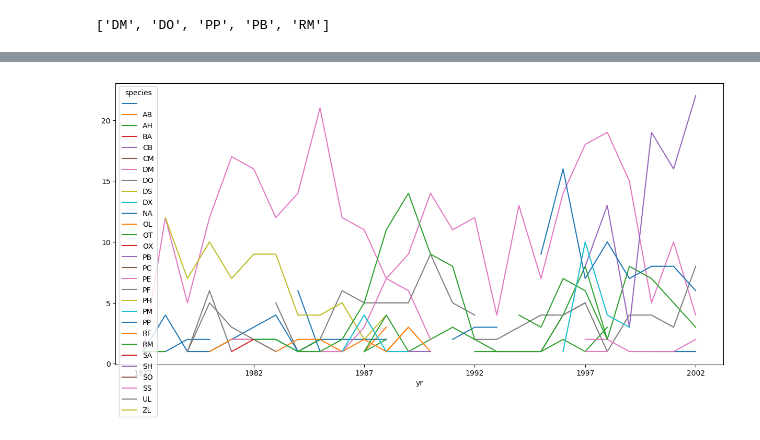
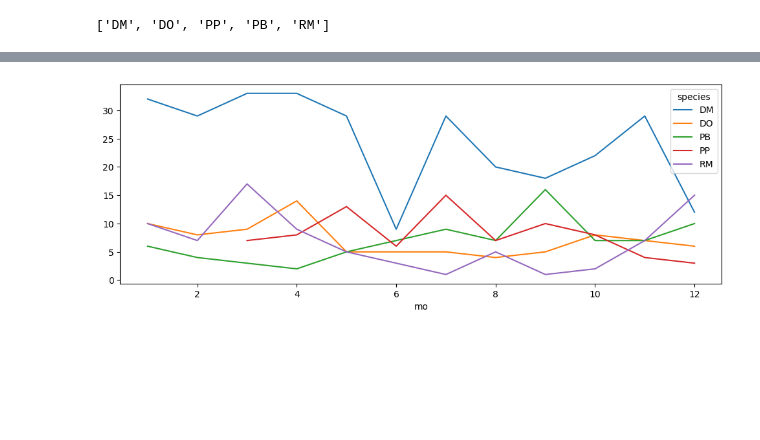
Before and after one commit to alan-turing-institute/ptype, a Jupyter notebook: notebooks/reclassify-missing-values.ipynb, the cells around one changed output, grey strips where cells are left out. Drawn from its saved outputs; the diff is of its cells as text; code cells hidden in the pictures; blank space fills up the shorter version.

Commit message:
Plot by month rather than by year.

```diff
--- a/notebooks/reclassify-missing-values.ipynb
+++ b/notebooks/reclassify-missing-values.ipynb
@@ -15,6 +15,6 @@ from ptype.Ptype import Ptype
 
 df = pd.read_csv('../data/rodents.csv', encoding="ISO-8859-1", dtype='str', keep_default_na=False)
 df = df.sample(1000, random_state=0) # we’ll consider only 1000 rows
-df = df[['yr', 'species']]
+df = df[['mo', 'species']]
 df
 # %% [output]
@@ -116,4 +116,8 @@ With our correctly interpreted data, we can now plot the species count, as we or
 # %%
-list(df.groupby(['species'])['yr'].count().sort_values(ascending=False)[:5].index)
+top_5 = list(df2.groupby(['species'])['mo'].count().sort_values(ascending=False)[:5].index)
+top_5
 # %% [output]
 ['DM', 'DO', 'PP', 'PB', 'RM']
+# %%
+df3 = df2[df2['species'].isin(top_5)]
+df3
@@ -119,0 +138,4 @@ list(df.groupby(['species'])['yr'].count().sort_values(ascending=False)[:5].inde
+# %%
+df3['count'] = 1
+df4 = df3.groupby(['mo','species']).count()['count']
+df4.head(30)
@@ -120,10 +165,9 @@ list(df.groupby(['species'])['yr'].count().sort_values(ascending=False)[:5].inde
 # %%
 import matplotlib.pyplot as plt
 %matplotlib inline
 plt.rcdefaults()
 
-df['count'] = 1
-fig, ax = plt.subplots(figsize=(15,7))
-_ = df.groupby(['yr','species']).count()['count'].unstack().plot(ax=ax)
+_, ax = plt.subplots(figsize=(12,4))
+_ = df4.unstack().plot(ax=ax)
 # %% [output]
-[figure, old version]
+[figure, new version]
```
Also changed, not shown: parts of 12 cells of this notebook.
